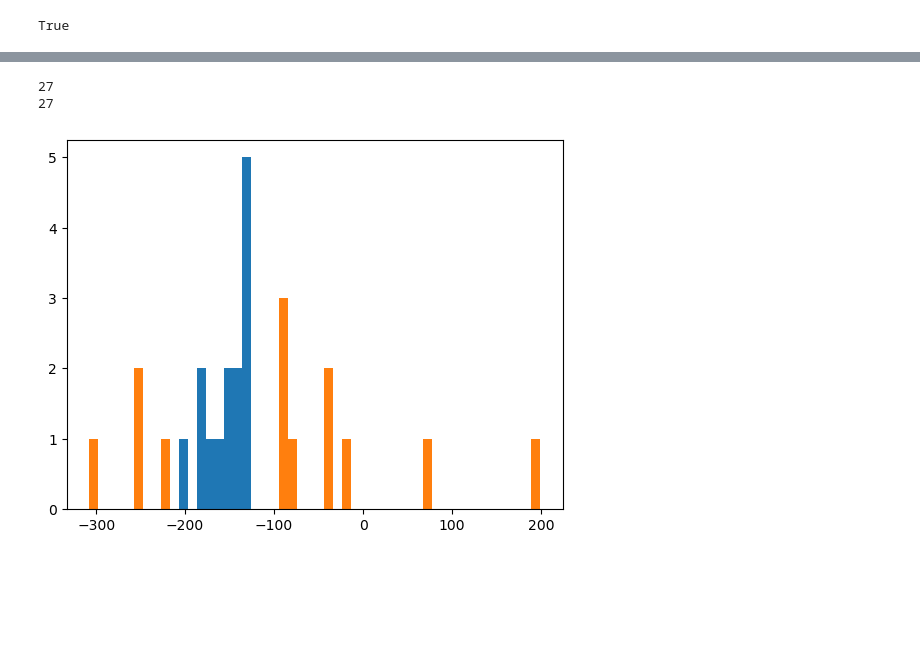
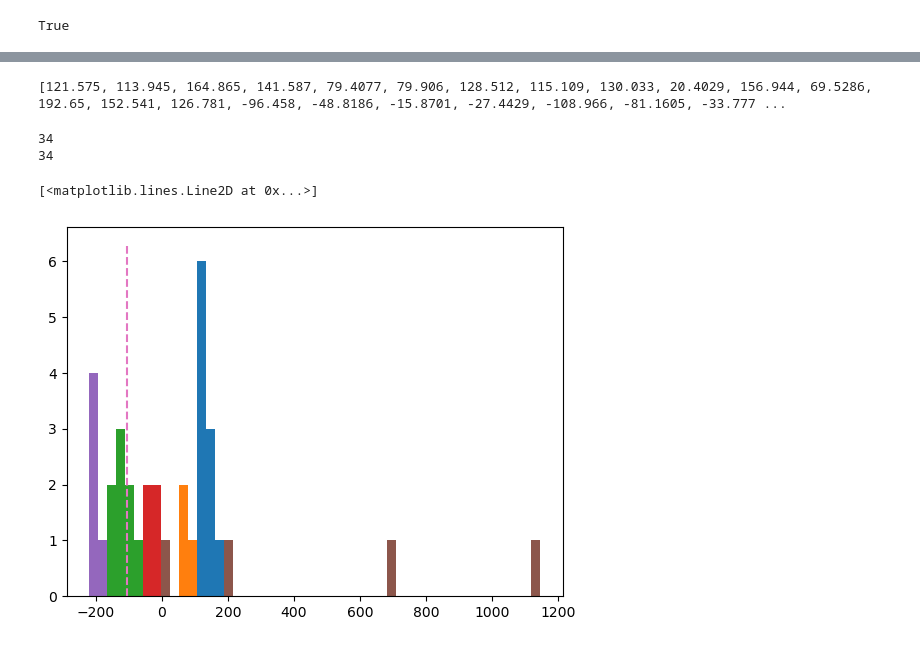
Before and after one commit to mcardoff/vertex_timing, a Jupyter notebook: DBSCAN.ipynb, the cells around one changed output, grey strips where cells are left out. Saved outputs shown, nothing was run; the diff lists cells and outputs as text; code cells hidden in the pictures; blank space fills up the shorter version.

```diff
--- a/DBSCAN.ipynb
+++ b/DBSCAN.ipynb
@@ -1,5 +1,6 @@
 # %%
 %matplotlib inline
+plt.rcParams['figure.figsize'] = (12, 6)
 # %%
 # Generate example data
 import random
@@ -114,23 +159,27 @@ print(times)
+# %%
+print(all_times)
+# %% [output]
+[121.575, 113.945, 164.865, 141.587, 79.4077, 79.906, 128.512, 115.109, 130.033, 20.4029, 156.944, 69.5286, 192.65, 152.541, 126.781, -96.458, -48.8186, -15.8701, -27.4429, -108.966, -81.1605, -33.777 ...
 # %%
-#plt.hist(times, 50)
-#reshaped_times = np.array(times).reshape(-1, 1)
-def metricfun(x):
-
-timehist = DBSCAN(eps=30,min_samples=5).fit(times)
+reshaped_times = np.array(all_times).reshape(-1, 1)
+timehist = DBSCAN(eps=25,min_samples=3).fit(reshaped_times)
 cluster_labels = timehist.labels_
 unique_labels  = set(cluster_labels)
 core_samples_mask = np.zeros_like(cluster_labels, dtype=bool)
 core_samples_mask[timehist.core_sample_indices_] = True
 colors = [plt.cm.Spectral(each) for each in np.linspace(0, 1, len(unique_labels))]
 
-print(len(times))
+print(len(reshaped_times))
 print(len(timehist.labels_))
 clusters = {x:[] for x in unique_labels}
-for (time,label) in zip(times,cluster_labels):
+for (time,label) in zip(reshaped_times,cluster_labels):
     clusters[label].append(time[0])
 
 plt.hist(clusters.values(), bins=50, stacked=True);
+#plt.hist(all_times,50)
+plt.plot([-105.8]*2, list(plt.ylim()), linestyle='--')
 # %% [output]
-27
-27
+34
+34
+[<matplotlib.lines.Line2D at 0x...>]
-[figure, old version]
+[figure, new version]
```
Also changed, not shown: parts of 6 cells of this notebook, 11 other files.
